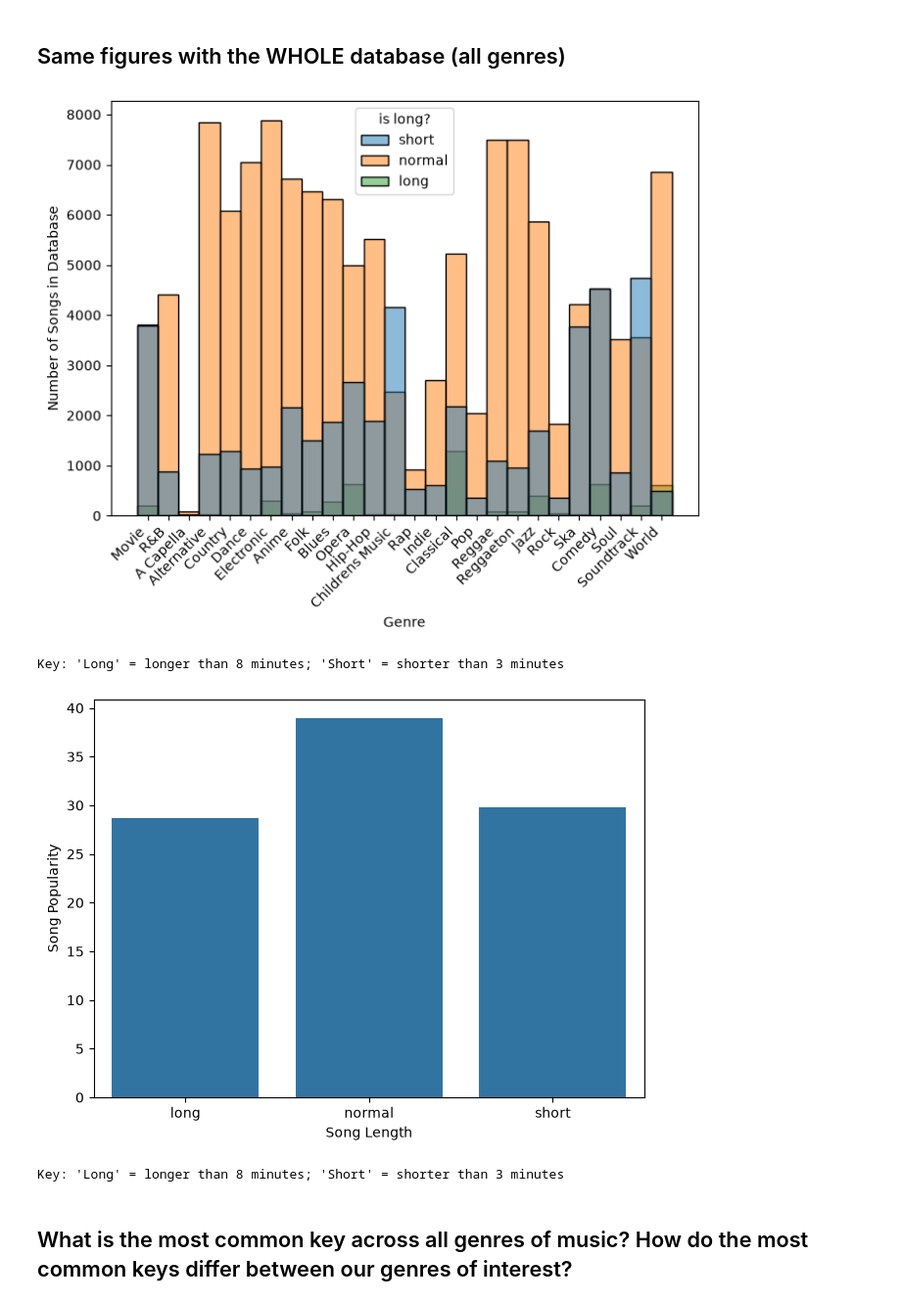
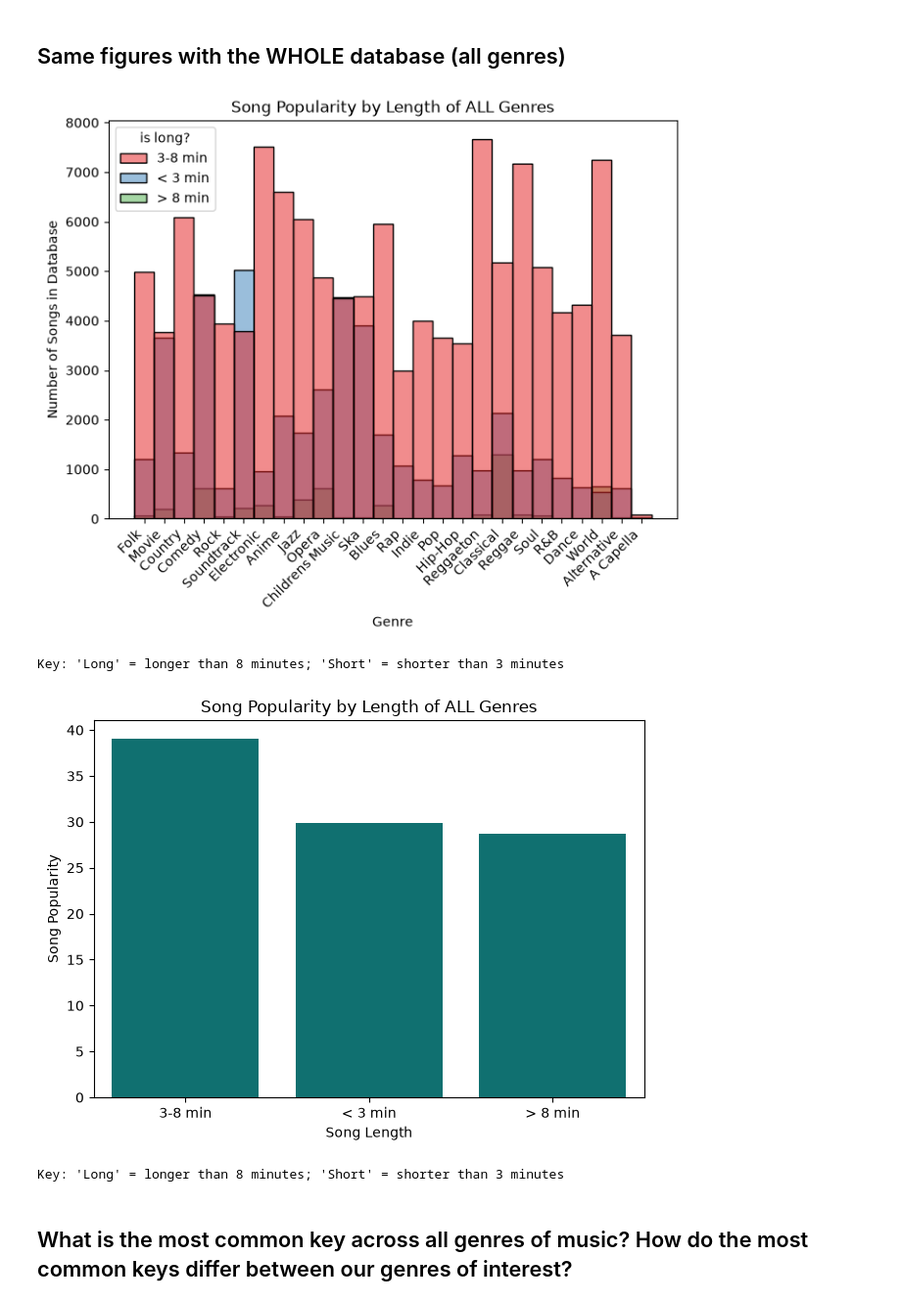
Before and after one commit to kellyloveskelp/eds217, a Jupyter notebook: Final_Project/Project_The_Twos.ipynb, the cells around one changed output. Shown at 98% size. Drawn from its saved outputs; the diff is of its cells as text; code cells hidden in the pictures.

```diff
--- a/Final_Project/Project_The_Twos.ipynb
+++ b/Final_Project/Project_The_Twos.ipynb
@@ -127,8 +160,3 @@ tempo               0
 time_signature      0
 valence             0
 dtype: int64
-# %%
-# Remove duplicates-- there's a lot!
-spotify = spotify.drop_duplicates(subset=['artist_name', 'track_name'])
-print(spotify.shape)
-print(232724-176513,"rows dropped")
@@ -246,11 +298,11 @@ print(f"{round(percent_rap, 2)}% of rap songs are long")
 
 def islong(d):
     if d > 480000:
-        return "long"
+        return "> 8 min"
     elif d < 180000:
-        return "short"
+        return "< 3 min"
     else:
-        return "normal"
+        return "3-8 min"
 
 spotify_filtered['is long?'] = spotify_filtered['duration_ms'].apply(islong)
 
@@ -290,33 +346,38 @@ print("Key: 'Long' = longer than 8 minutes; 'Short' = shorter than 3 minutes")
 ## Same figures with the WHOLE database (all genres)
 # %%
 #go back and look at the WHOLE database:
+
+#### Drop dubplicates for whole dataset
+spotify = spotify.sample(frac=1).drop_duplicates(subset=['artist_name', 'track_name'])
 
 
 spotify['is long?'] = spotify['duration_ms'].apply(islong)
 
 
 plt.figure(figsize=(7, 5))
-sns.histplot(data=spotify, x='genre', hue='is long?')
+sns.histplot(data=spotify, x='genre', hue='is long?', palette='Set1')
 plt.xlabel('Genre')
 plt.ylabel('Number of Songs in Database')
 plt.tight_layout()
 plt.xticks(rotation=45, ha='right')
+plt.title("Song Popularity by Length of ALL Genres")
 plt.show()
 print("Key: 'Long' = longer than 8 minutes; 'Short' = shorter than 3 minutes")
 # %% [output]
-[figure, old version]
+[figure, new version]
 Key: 'Long' = longer than 8 minutes; 'Short' = shorter than 3 minutes
 # %%
 all_song_long = spotify.groupby('is long?')['popularity'].mean().reset_index()
-sns.barplot(data=all_song_long, x='is long?', y='popularity')
+sns.barplot(data=all_song_long, x='is long?', y='popularity', color='teal')
 plt.xlabel('Song Length')
 plt.ylabel('Song Popularity')
+plt.title("Song Popularity by Length of ALL Genres")
 plt.tight_layout()
 plt.show()
 
 print("Key: 'Long' = longer than 8 minutes; 'Short' = shorter than 3 minutes")
 # %% [output]
-[figure, old version]
+[figure, new version]
 Key: 'Long' = longer than 8 minutes; 'Short' = shorter than 3 minutes
 # %% [markdown]
 ## What is the most common key across all genres of music? How do the most common keys differ between our genres of interest?
```
Also changed, not shown: parts of 24 cells of this notebook, 1 other file.
